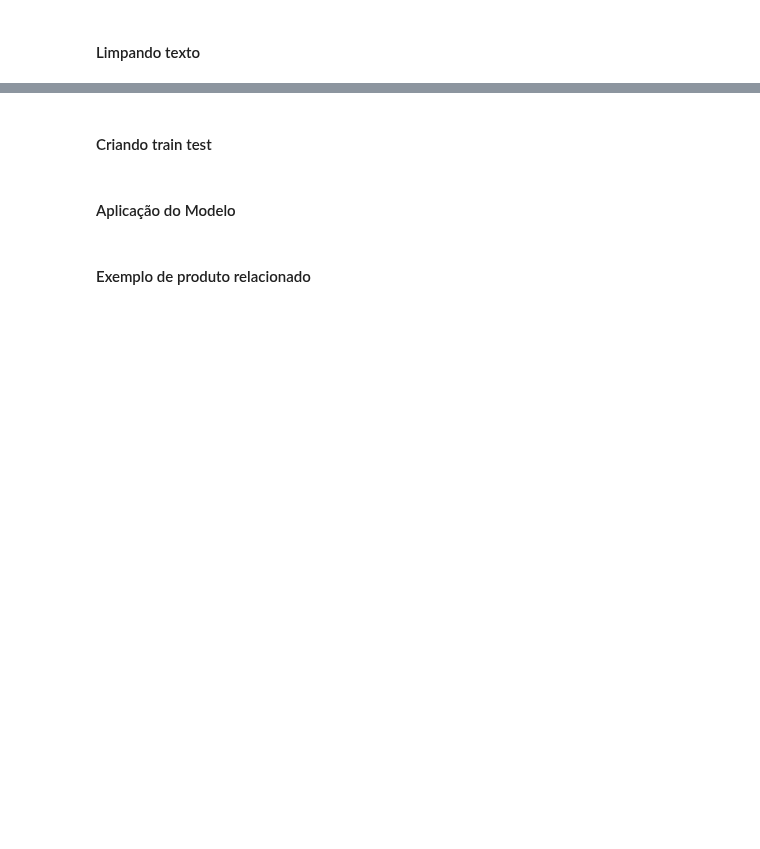
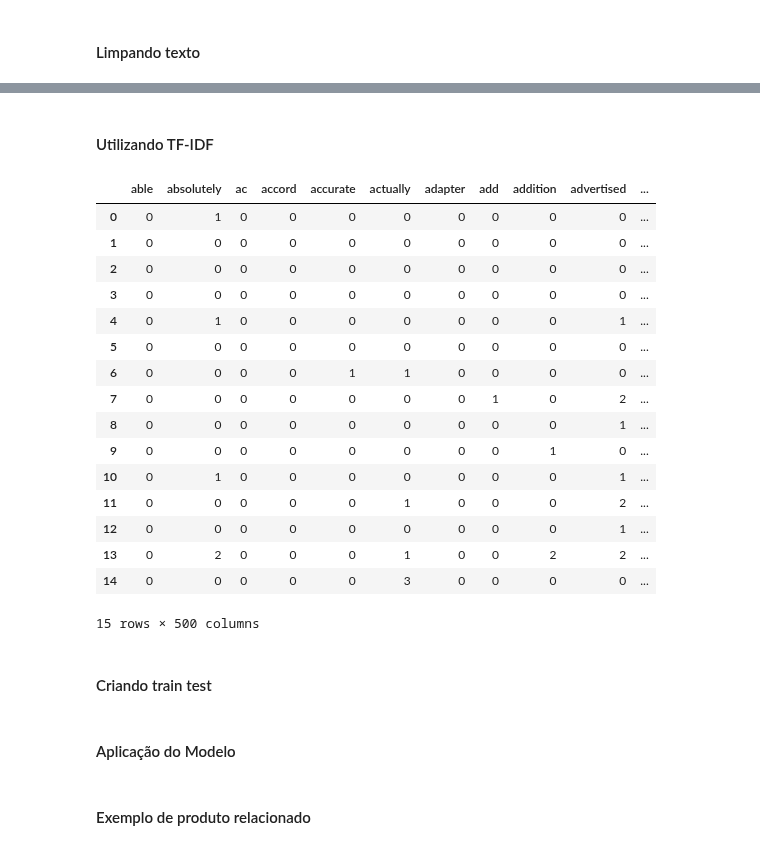
Before and after one commit to Levis33/inf1038-machine-learning, a Jupyter notebook: Trabalho 2/recommendation - Copia.ipynb, the cells around one changed output, grey strips where cells are left out. Drawn from its saved outputs; the diff is of its cells as text; code cells hidden in the pictures; blank space fills up the shorter version.

```diff
--- a/Trabalho 2/recommendation - Copia.ipynb
+++ b/Trabalho 2/recommendation - Copia.ipynb
@@ -284,19 +346,34 @@ dfReviews
-# %%
-from sklearn.feature_extraction.text import TfidfVectorizer as tf_idf
-from pandas import DataFrame
-
-tfidf = tf_idf(norm=None)
-tfidf.fit(allReviews)
-test = tfidf.get_feature_names_out()
-
-test
-wordsCount = tfidf.transform(allReviews).toarray()
-wordsCount
-
-dftest = DataFrame(wordsCount, columns=test)
-dftest = dfReviews.astype(int)
-
-dftest
+# %% [markdown]
+#### Utilizando TF-IDF
+# %%
+from sklearn.feature_extraction.text import TfidfVectorizer
+from pandas import DataFrame
+
+allReviews = dfProductReview["summaryAll"]
+tfidf = TfidfVectorizer(max_features = 500, stop_words='english') # utilizando countVector do sklearn para transformar as palavras em vetores, selecionando apenas as 500 palavras mais frequentes
+transformedReviews = tfidf.fit_transform(allReviews)
+dfReviews = DataFrame(transformedReviews.A, columns=tfidf.get_feature_names_out())
+dfReviews = dfReviews.astype(float)
+
+dftest.head(15)
+# %% [output]
+|  | able | absolutely | ac | accord | accurate | actually | adapter | add | addition | advertised | ... |
+| 0 | 0 | 1 | 0 | 0 | 0 | 0 | 0 | 0 | 0 | 0 | ... |
+| 1 | 0 | 0 | 0 | 0 | 0 | 0 | 0 | 0 | 0 | 0 | ... |
+| 2 | 0 | 0 | 0 | 0 | 0 | 0 | 0 | 0 | 0 | 0 | ... |
+| 3 | 0 | 0 | 0 | 0 | 0 | 0 | 0 | 0 | 0 | 0 | ... |
+| 4 | 0 | 1 | 0 | 0 | 0 | 0 | 0 | 0 | 0 | 1 | ... |
+| 5 | 0 | 0 | 0 | 0 | 0 | 0 | 0 | 0 | 0 | 0 | ... |
+| 6 | 0 | 0 | 0 | 0 | 1 | 1 | 0 | 0 | 0 | 0 | ... |
+| 7 | 0 | 0 | 0 | 0 | 0 | 0 | 0 | 1 | 0 | 2 | ... |
+| 8 | 0 | 0 | 0 | 0 | 0 | 0 | 0 | 0 | 0 | 1 | ... |
+| 9 | 0 | 0 | 0 | 0 | 0 | 0 | 0 | 0 | 1 | 0 | ... |
+| 10 | 0 | 1 | 0 | 0 | 0 | 0 | 0 | 0 | 0 | 1 | ... |
+| 11 | 0 | 0 | 0 | 0 | 0 | 1 | 0 | 0 | 0 | 2 | ... |
+| 12 | 0 | 0 | 0 | 0 | 0 | 0 | 0 | 0 | 0 | 1 | ... |
+| 13 | 0 | 2 | 0 | 0 | 0 | 1 | 0 | 0 | 2 | 2 | ... |
+| 14 | 0 | 0 | 0 | 0 | 0 | 3 | 0 | 0 | 0 | 0 | ... |
+15 rows × 500 columns
 # %% [markdown]
 #### Criando train test
 # %%
```
Also changed, not shown: parts of 16 cells of this notebook, 1 other file.
